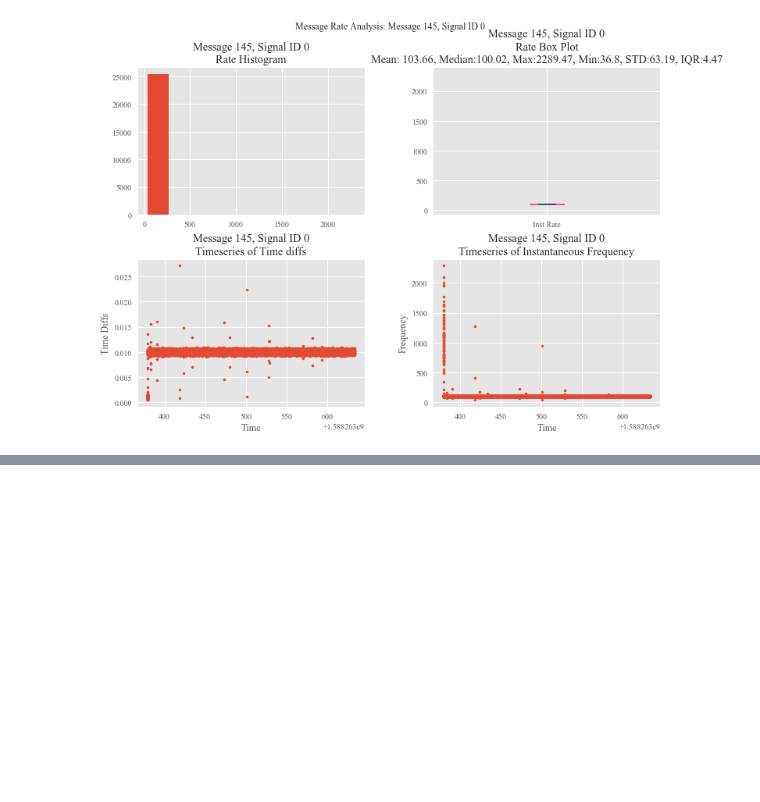
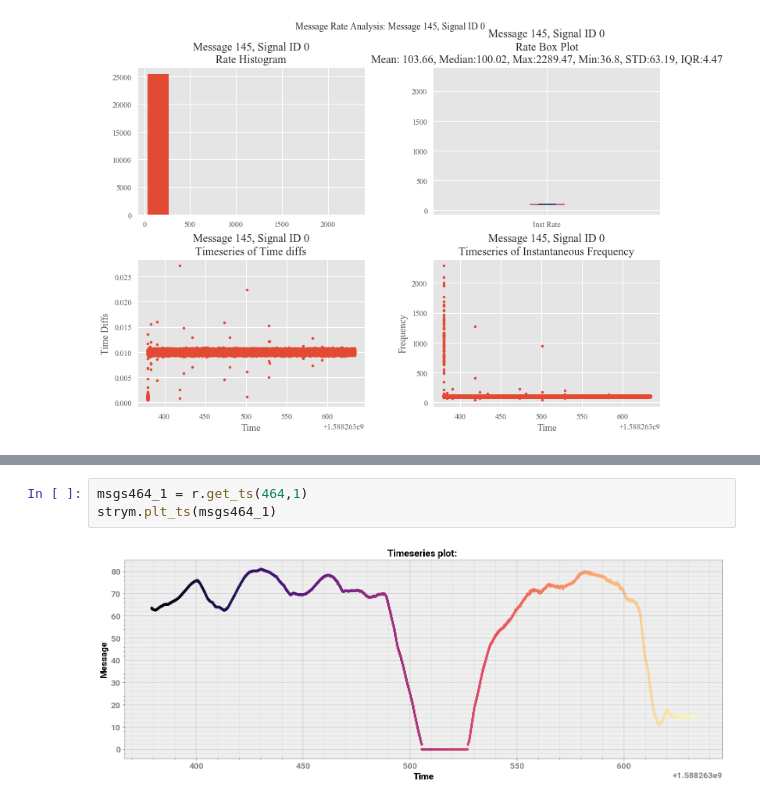
Before and after one commit to jmscslgroup/strym, a Jupyter notebook: notebook/Honda Pilot Data Throughput.ipynb, the cells around one changed output, grey strips where cells are left out. Saved outputs shown, nothing was run; the diff lists cells and outputs as text; blank space fills up the shorter version.

```diff
--- a/notebook/Honda Pilot Data Throughput.ipynb
+++ b/notebook/Honda Pilot Data Throughput.ipynb
@@ -70,0 +79,5 @@ Interquartile Range of Rate for Message 145, Signal ID 0 is 4.47148348251315
+# %%
+msgs464_1 = r.get_ts(464,1)
+strym.plt_ts(msgs464_1)
+# %% [output]
+[figure, added]
```
Also changed, not shown: parts of 12 cells of this notebook, 1 other file.
